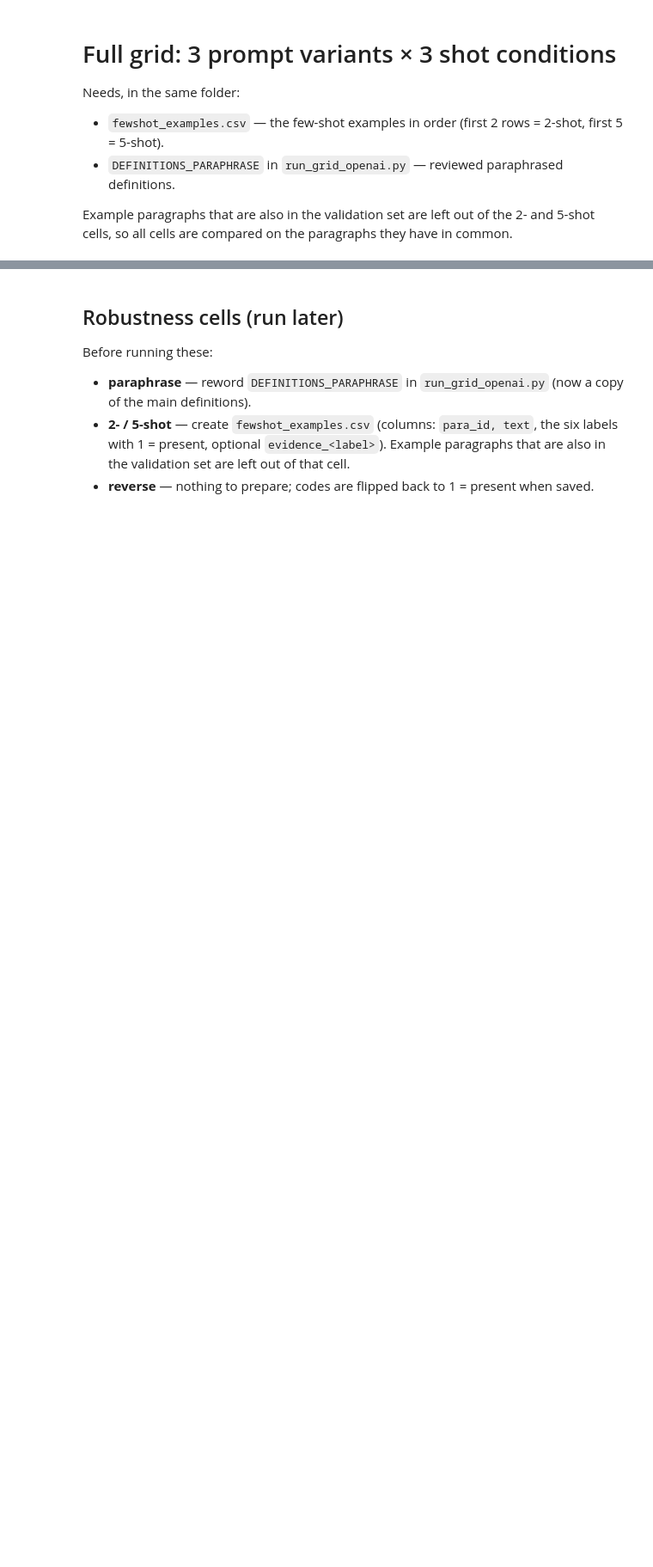
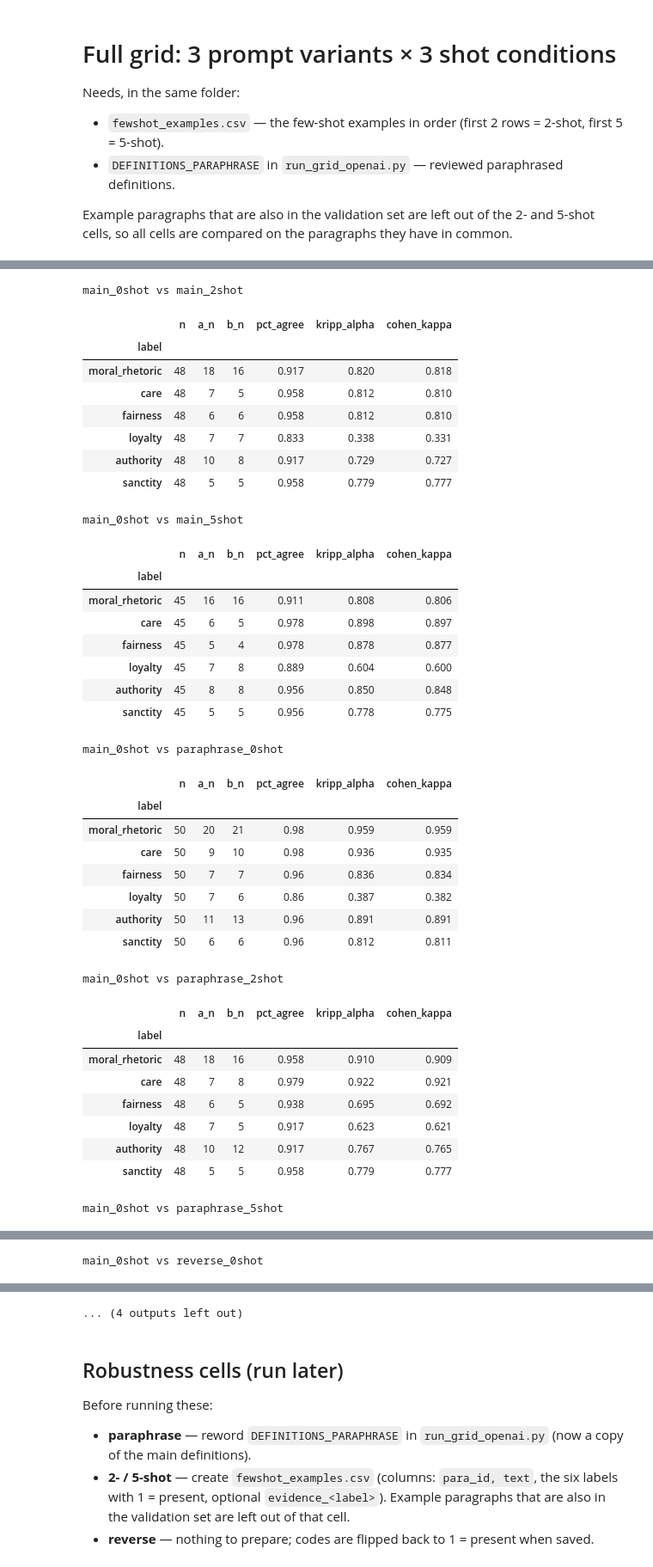
Before and after one commit to supertrashpanda/llm-moral-foundation, a Jupyter notebook: llm_moral_coding_main.ipynb, the cells around one changed output, grey strips where cells are left out. Shown at 86% size. Saved outputs shown, nothing was run; the diff lists cells and outputs as text; code cells hidden in the pictures; blank space fills up the shorter version.

```diff
--- a/llm_moral_coding_main.ipynb
+++ b/llm_moral_coding_main.ipynb
@@ -274,0 +372,49 @@ all_pred.groupby(["variant", "shots"]).size()
+# %%
+
+
+# baseline 和 8 个 alternative conditions 逐一比较（对应 Yang 的 Table 7）
+for v in rg.VARIANTS:
+    for k in rg.SHOTS:
+        if (v, k) == rg.PRIMARY:
+            continue
+        print(f"main_0shot vs {v}_{k}shot")
+        display(compare_runs(f"{rg.OUT_DIR}/main_0shot_validation.csv",
+                             f"{rg.OUT_DIR}/{v}_{k}shot_validation.csv"))
+# %% [output]
+main_0shot vs main_2shot
+|  | n | a_n | b_n | pct_agree | kripp_alpha | cohen_kappa |
+| label |  |  |  |  |  |  |
+| moral_rhetoric | 48 | 18 | 16 | 0.917 | 0.820 | 0.818 |
+| care | 48 | 7 | 5 | 0.958 | 0.812 | 0.810 |
+| fairness | 48 | 6 | 6 | 0.958 | 0.812 | 0.810 |
+| loyalty | 48 | 7 | 7 | 0.833 | 0.338 | 0.331 |
+| authority | 48 | 10 | 8 | 0.917 | 0.729 | 0.727 |
+| sanctity | 48 | 5 | 5 | 0.958 | 0.779 | 0.777 |
+main_0shot vs main_5shot
+|  | n | a_n | b_n | pct_agree | kripp_alpha | cohen_kappa |
+| label |  |  |  |  |  |  |
+| moral_rhetoric | 45 | 16 | 16 | 0.911 | 0.808 | 0.806 |
+| care | 45 | 6 | 5 | 0.978 | 0.898 | 0.897 |
+| fairness | 45 | 5 | 4 | 0.978 | 0.878 | 0.877 |
+| loyalty | 45 | 7 | 8 | 0.889 | 0.604 | 0.600 |
+| authority | 45 | 8 | 8 | 0.956 | 0.850 | 0.848 |
+| sanctity | 45 | 5 | 5 | 0.956 | 0.778 | 0.775 |
+main_0shot vs paraphrase_0shot
+|  | n | a_n | b_n | pct_agree | kripp_alpha | cohen_kappa |
+| label |  |  |  |  |  |  |
+| moral_rhetoric | 50 | 20 | 21 | 0.98 | 0.959 | 0.959 |
+| care | 50 | 9 | 10 | 0.98 | 0.936 | 0.935 |
+| fairness | 50 | 7 | 7 | 0.96 | 0.836 | 0.834 |
+| loyalty | 50 | 7 | 6 | 0.86 | 0.387 | 0.382 |
+| authority | 50 | 11 | 13 | 0.96 | 0.891 | 0.891 |
+| sanctity | 50 | 6 | 6 | 0.96 | 0.812 | 0.811 |
+main_0shot vs paraphrase_2shot
+|  | n | a_n | b_n | pct_agree | kripp_alpha | cohen_kappa |
+| label |  |  |  |  |  |  |
+| moral_rhetoric | 48 | 18 | 16 | 0.958 | 0.910 | 0.909 |
+| care | 48 | 7 | 8 | 0.979 | 0.922 | 0.921 |
+| fairness | 48 | 6 | 5 | 0.938 | 0.695 | 0.692 |
+| loyalty | 48 | 7 | 5 | 0.917 | 0.623 | 0.621 |
+| authority | 48 | 10 | 12 | 0.917 | 0.767 | 0.765 |
+| sanctity | 48 | 5 | 5 | 0.958 | 0.779 | 0.777 |
+main_0shot vs paraphrase_5shot
@@ -274,0 +429 @@ all_pred.groupby(["variant", "shots"]).size()
+main_0shot vs reverse_0shot
@@ -275,3 +438,4 @@ all_pred.groupby(["variant", "shots"]).size()
+... (4 outputs left out)
 # %% [markdown]
 ## Robustness cells (run later)
 
```
Also changed, not shown: parts of 12 cells of this notebook, 40 other files.
